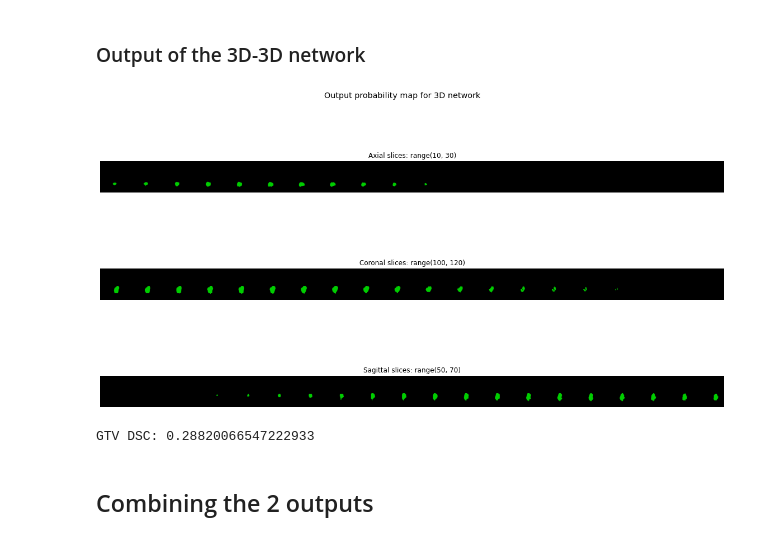
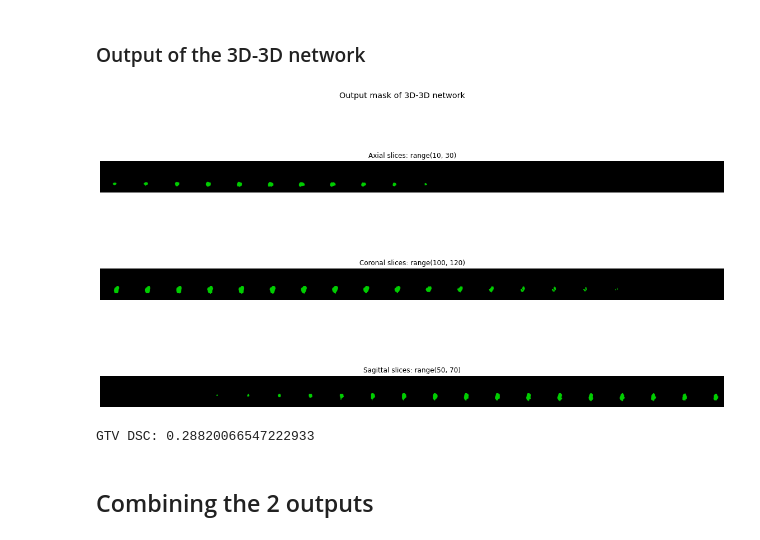
Before and after one commit to MaastrichtU-CDS/projects_image-standardization-and-domain-adaptation_hecktor-segmentation-challenge, a Jupyter notebook: notebooks/Ensembling.ipynb, the cells around one changed output. Saved outputs shown, nothing was run; the diff lists cells and outputs as text; code cells hidden in the pictures.

```diff
--- a/notebooks/Ensembling.ipynb
+++ b/notebooks/Ensembling.ipynb
@@ -68,16 +69,17 @@ GTV DSC: 0.24966740576496674
 ### Output of the 3D-3D network
 # %%
 # Display
-notebook_utils.display_image_np(prob_map_3d_np>0.5, spacing=spacing, is_label=True,
+pred_mask_3d_np = prob_map_3d_np > 0.5
+notebook_utils.display_image_np(pred_mask_3d_np, spacing=spacing, is_label=True,
                                  sagittal_idxs=range(50,70),
                                  coronal_idxs=range(100,120),
                                  axial_idxs=range(10,30),
-                                title="Output probability map for 3D network")
+                                title="Output mask of 3D-3D network")
 
-dsc = dc(prob_map_3d_np>0.5, true_gtv_np)
+dsc = dc(pred_mask_3d_np, true_gtv_np)
 print("GTV DSC:", dsc)
 # %% [output]
-[figure, old version]
+[figure, new version]
 GTV DSC: 0.28820066547222933
 # %% [markdown]
 ## Combining the 2 outputs
```
Also changed, not shown: parts of 1 cell of this notebook.
